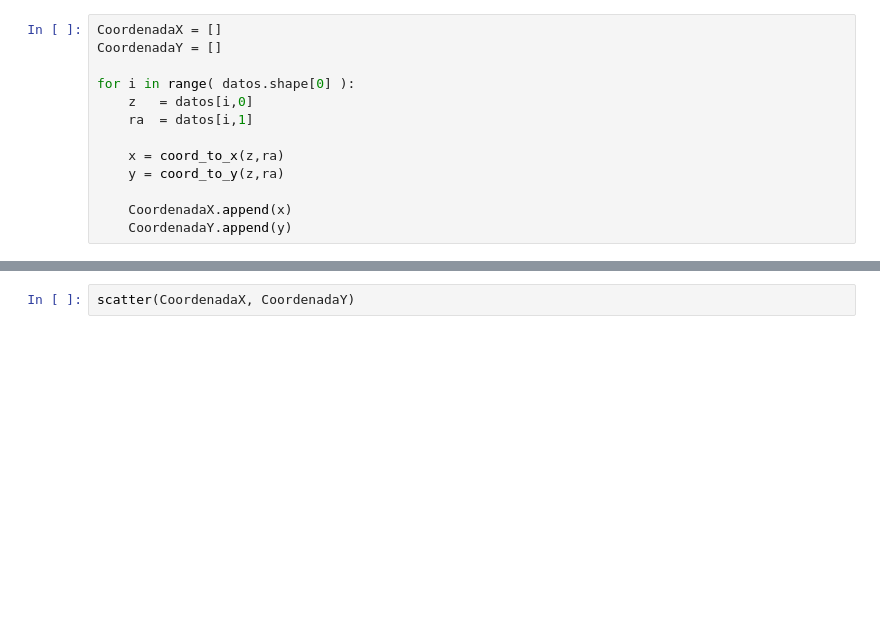
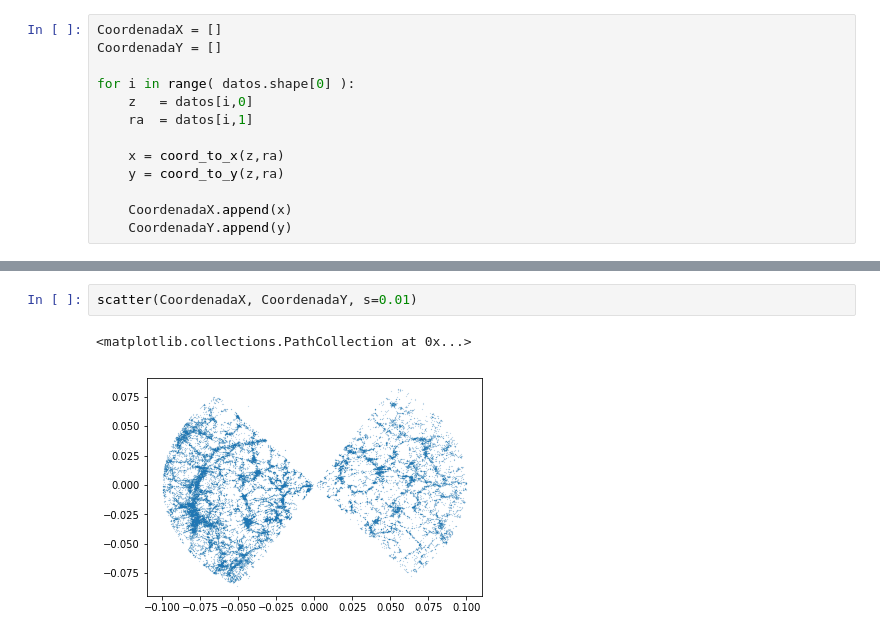
Before and after one commit to flgomezc/planetario_bogota, a Jupyter notebook: curso_python_junio_2018/Dia 3 - Sloan Digital Sky Survey.ipynb, the cells around one changed output, grey strips where cells are left out. Cells and saved outputs as stored; diff of their text form; blank space fills up the shorter version.

```diff
--- a/curso_python_junio_2018/Dia 3 - Sloan Digital Sky Survey.ipynb
+++ b/curso_python_junio_2018/Dia 3 - Sloan Digital Sky Survey.ipynb
@@ -64,5 +80,8 @@ size(CoordenadaY)
 # %%
-scatter(CoordenadaX, CoordenadaY)
+scatter(CoordenadaX, CoordenadaY, s=0.01)
+# %% [output]
+<matplotlib.collections.PathCollection at 0x...>
+[figure, added]
 # %%
 fig = figure(figsize=(10,10))
 title("Mapa de Galaxias del SDSS")
```
Also changed, not shown: parts of 7 cells of this notebook.
